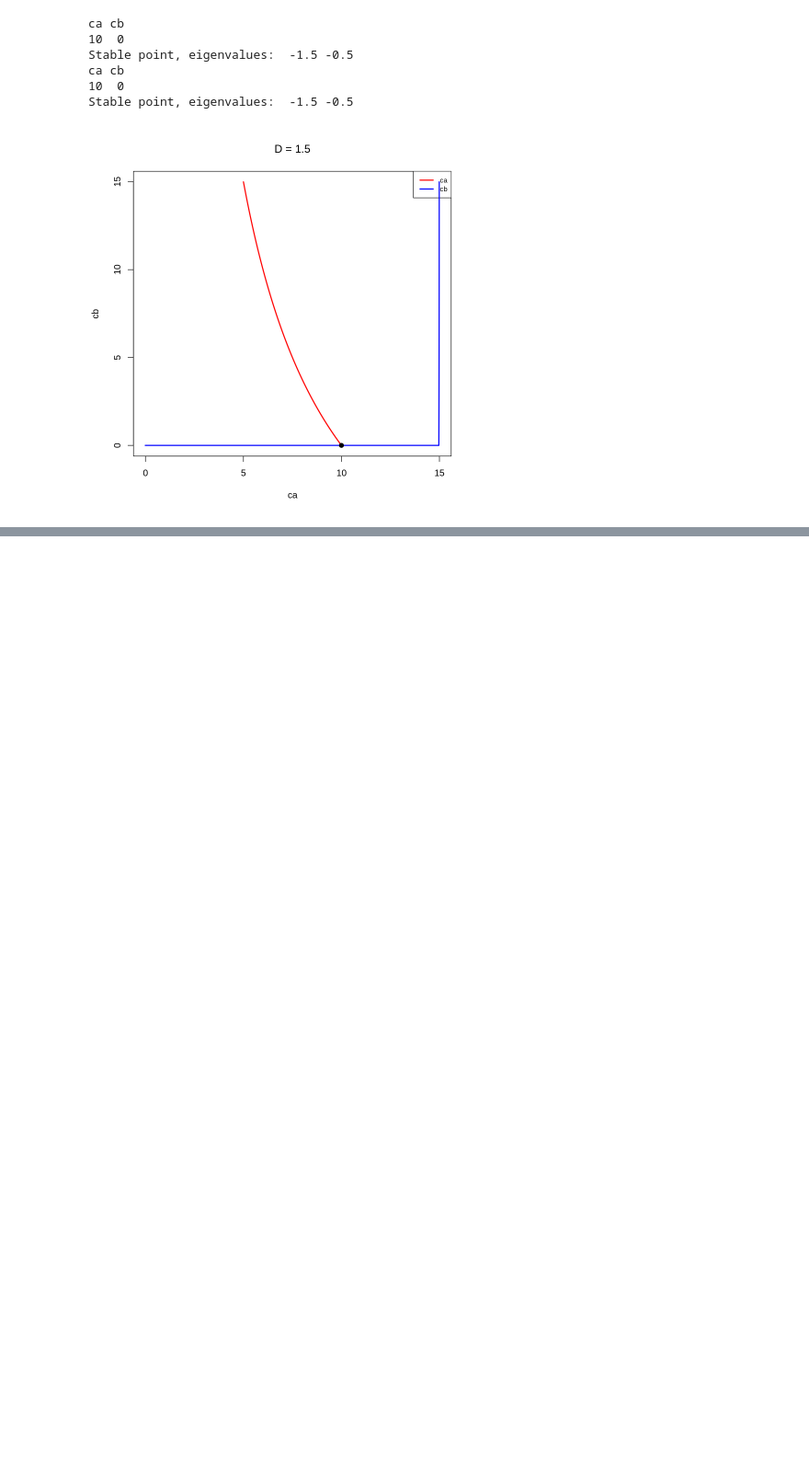
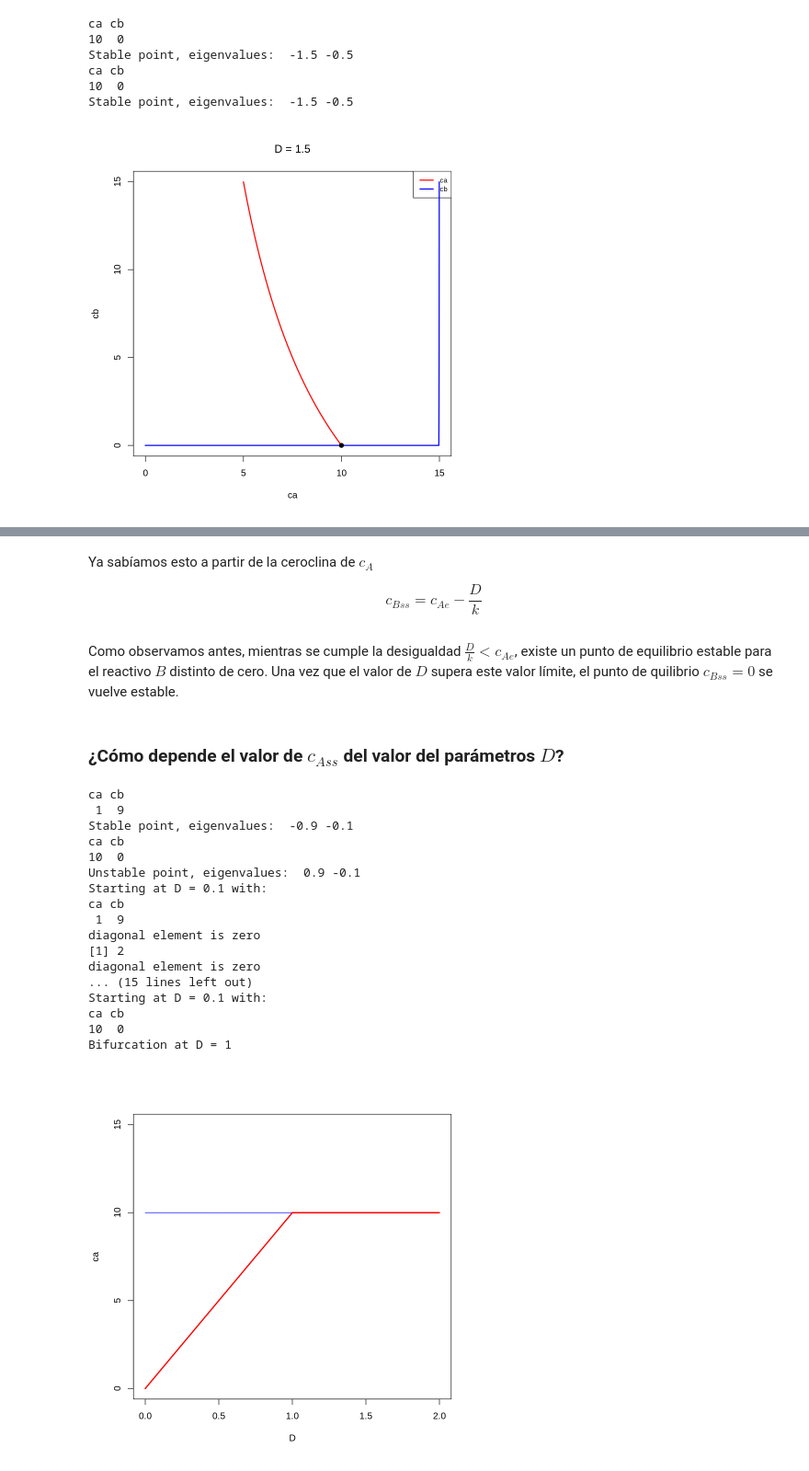
Before and after one commit to JuanM-GG/sistemas-dinamicos-R, a Jupyter notebook: balance_reactor.ipynb, the cells around one changed output, grey strips where cells are left out. Shown at 92% size. Saved outputs shown, nothing was run; the diff lists cells and outputs as text; code cells hidden in the pictures; blank space fills up the shorter version.

```diff
--- a/balance_reactor.ipynb
+++ b/balance_reactor.ipynb
@@ -213,0 +259,32 @@ Vemos algo interesante. Al incrementar el valor del parámetro $D$, de 0.1 hasta
+# %% [markdown]
+Ya sabíamos esto a partir de la ceroclina de $c_{A}$
+
+$$c_{Bss} = c_{Ae} - \frac{D}{k}$$
+# %% [markdown]
+Como observamos antes, mientras se cumple la desigualdad $\frac{D}{k} < c_{Ae}$, existe un punto de equilibrio estable para el reactivo $B$ distinto de cero. Una vez que el valor de $D$ supera este valor límite, el punto de quilibrio $c_{Bss} = 0$ se vuelve estable.
+# %% [markdown]
+### ¿Cómo depende el valor de $c_{Ass}$ del valor del parámetros $D$?
+# %%
+ss1 <- newton(state = c(ca = 1, cb = 10))
+ss2 <- newton(state = c(ca = 10, cb = 0))
+continue(state=ss1, parms=p, odes=model, x="D", step=0.001, xmin=0, xmax=2,y="ca", ymin=0, ymax=15)
+continue(state=ss2, parms=p, odes=model, x="D", step=0.001, xmin=0, xmax=2,y="ca", ymin=-1, ymax=15, add = T)
+# %% [output]
+ca cb
+ 1  9
+Stable point, eigenvalues:  -0.9 -0.1
+ca cb
+10  0
+Unstable point, eigenvalues:  0.9 -0.1
+Starting at D = 0.1 with:
+ca cb
+ 1  9
+diagonal element is zero
+[1] 2
+diagonal element is zero
+... (15 lines left out)
+Starting at D = 0.1 with:
+ca cb
+10  0
+Bifurcation at D = 1
+[figure, added]
```
Also changed, not shown: parts of 23 cells of this notebook.
